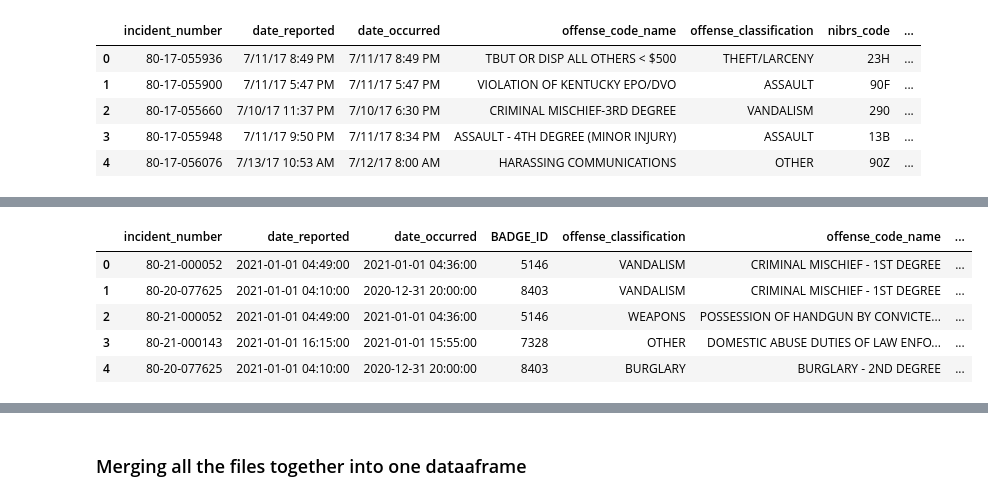
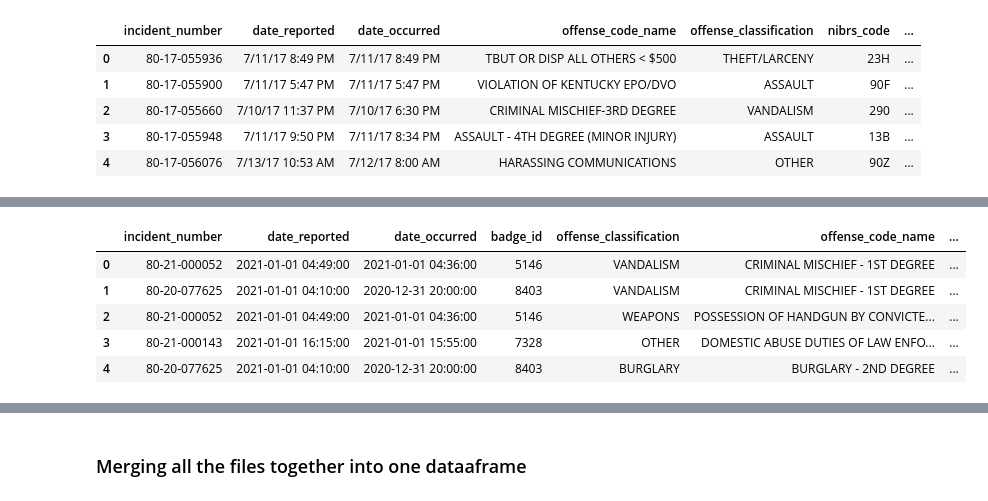
Before and after one commit to JonLar1/Lou_Crime_Data, a Jupyter notebook: notebooks/lou_crime_report.ipynb, the cells around one changed output, grey strips where cells are left out. Cells and saved outputs as stored; diff of their text form; code cells hidden in the pictures.

Commit message:
Updated column header naming for cleaner data

```diff
--- a/notebooks/lou_crime_report.ipynb
+++ b/notebooks/lou_crime_report.ipynb
@@ -835,27 +833,27 @@ df_2020.head()
 # %%
 df_2021 = df_2021.rename(columns={
     'INCIDENT_NUMBER': 'incident_number',
     'DATE_REPORTED': 'date_reported',
     'DATE_OCCURED': 'date_occurred',
     'UOR_DESC': 'offense_code_name',
     'CRIME_TYPE': 'offense_classification',
     'NIBRS_CODE': 'nibrs_code',
     'UCR_HIERARCHY': 'nibrs_group_name',
     'ATT_COMP': 'was_offense_completed',
     'LMPD_DIVISION': 'lmpd_division',
     'LMPD_BEAT': 'lmpd_beat',
     'PREMISE_TYPE': 'location_category',
     'BLOCK_ADDRESS': 'block_address',
-    'CITY': 'city',
+    'City': 'city',
     'ZIP_CODE': 'zip_code',
-    'ObjectId': 'ObjectId'
+    'BADGE_ID': 'badge_id'
 })
 
-df_2021 = df_2021.drop(columns=['ObjectId'])
+
 
 df_2021.head()
 # %% [output]
-|  | incident_number | date_reported | date_occurred | BADGE_ID | offense_classification | offense_code_name | ... |
+|  | incident_number | date_reported | date_occurred | badge_id | offense_classification | offense_code_name | ... |
 | 0 | 80-21-000052 | 2021-01-01 04:49:00 | 2021-01-01 04:36:00 | 5146 | VANDALISM | CRIMINAL MISCHIEF - 1ST DEGREE | ... |
 | 1 | 80-20-077625 | 2021-01-01 04:10:00 | 2020-12-31 20:00:00 | 8403 | VANDALISM | CRIMINAL MISCHIEF - 1ST DEGREE | ... |
 | 2 | 80-21-000052 | 2021-01-01 04:49:00 | 2021-01-01 04:36:00 | 5146 | WEAPONS | POSSESSION OF HANDGUN BY CONVICTE... | ... |
```
Also changed, not shown: parts of 3 cells of this notebook.
